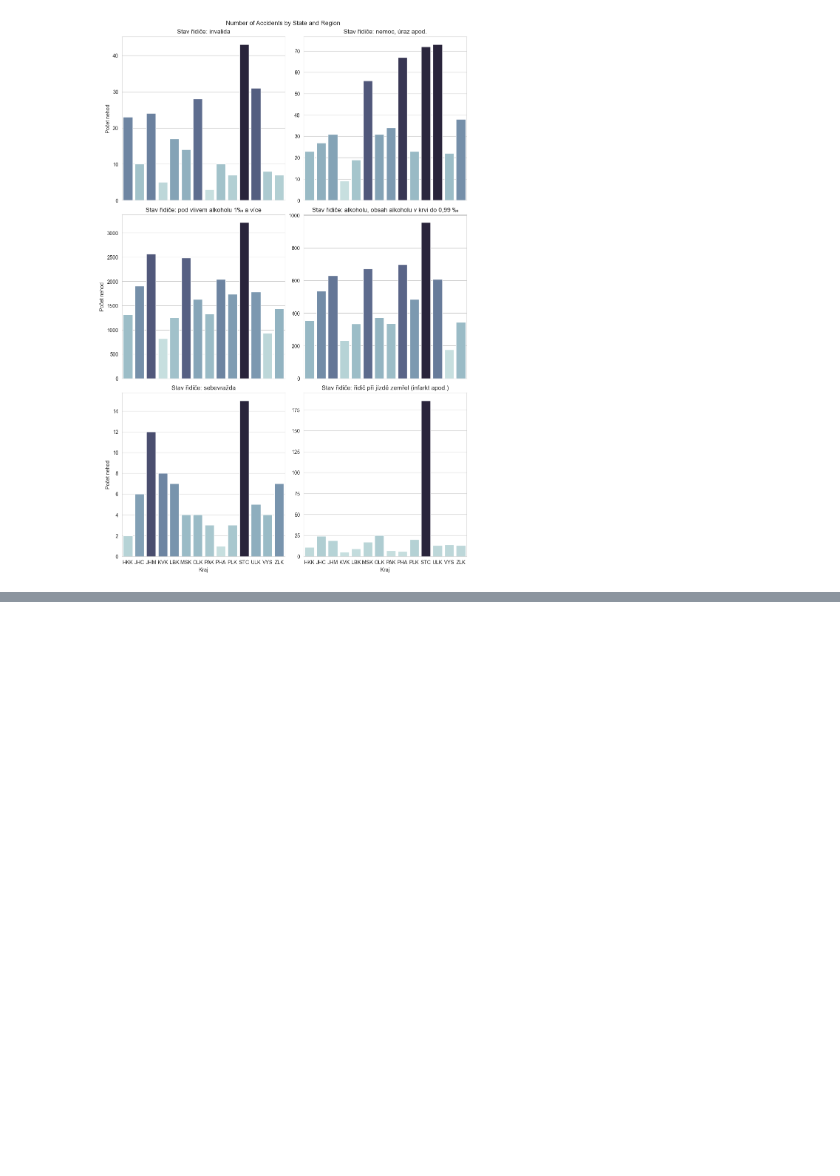
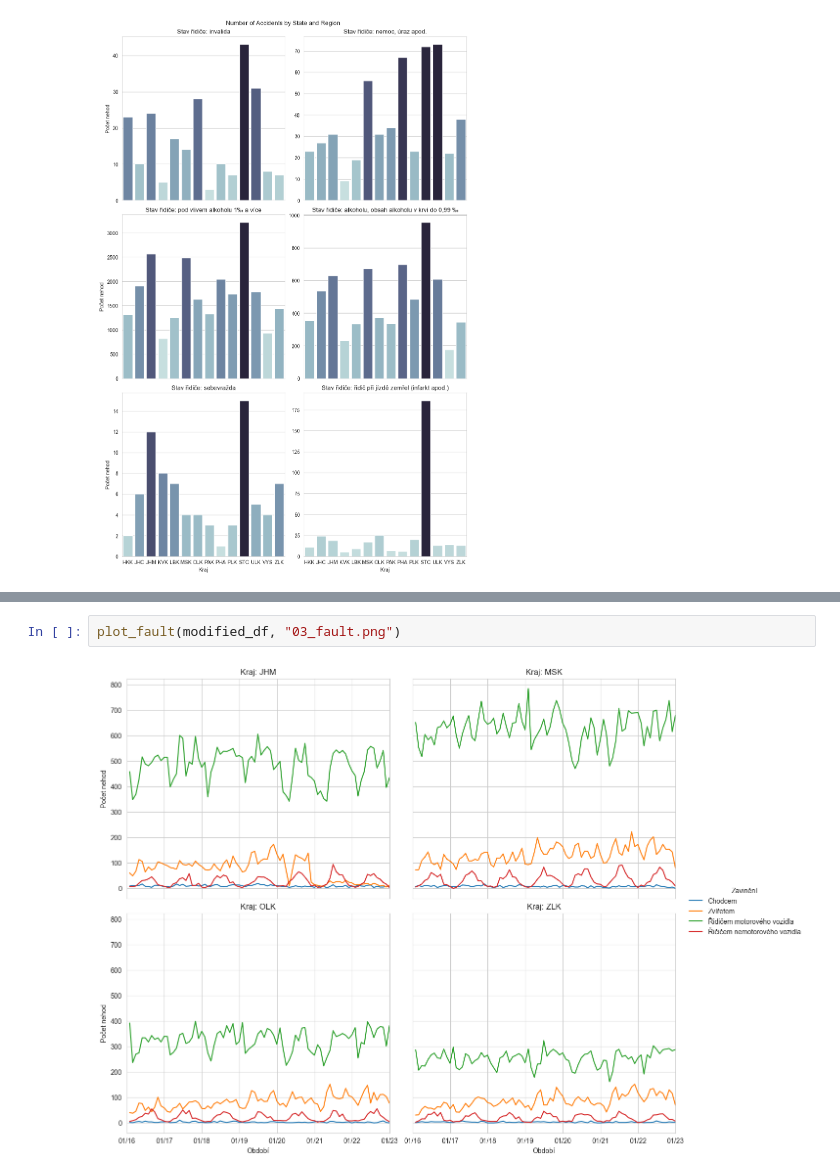
Before and after one commit to lukasvecerka23/izv-project, a Jupyter notebook: izv-part02/solution.ipynb, the cells around one changed output, grey strips where cells are left out. Cells and saved outputs as stored; diff of their text form; blank space fills up the shorter version.

```diff
--- a/izv-part02/solution.ipynb
+++ b/izv-part02/solution.ipynb
@@ -198,0 +297,4 @@ plot_state(modified_df, "01_state.png")
+# %%
+plot_fault(modified_df, "03_fault.png")
+# %% [output]
+[figure, added]
```
Also changed, not shown: parts of 6 cells of this notebook, 1 other file.
